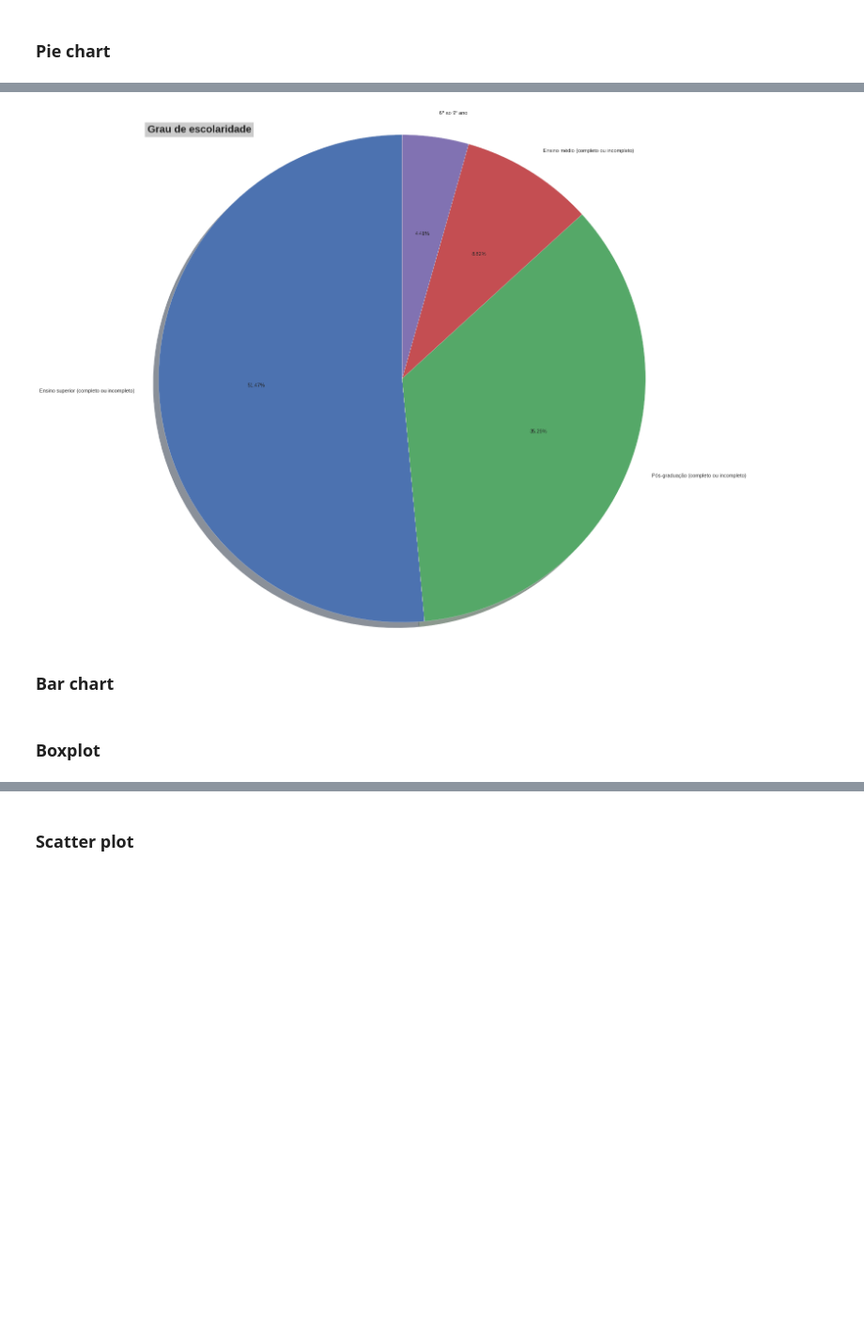
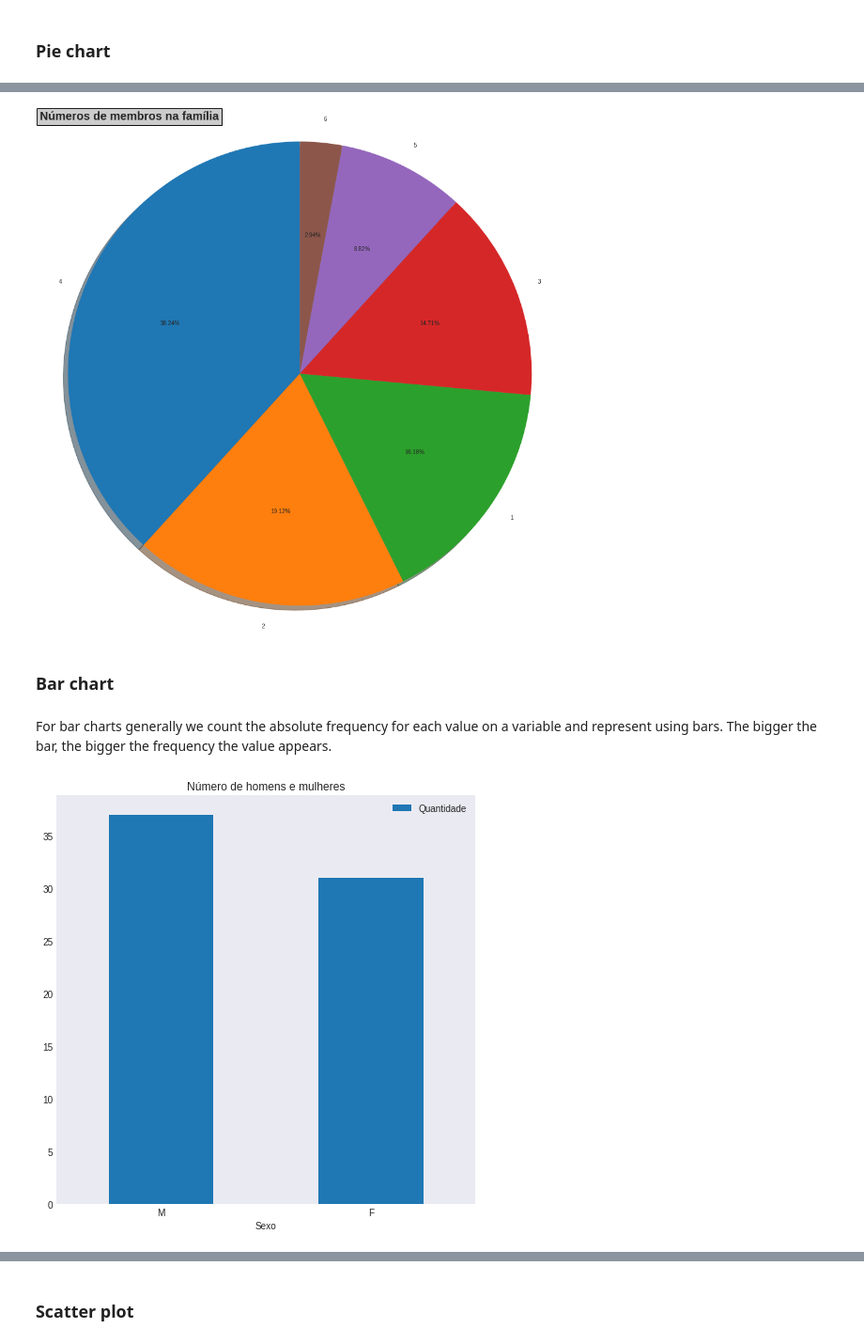
Before and after one commit to brenoslivio/Statistics-Python, a Jupyter notebook: 1-DescriptiveAnalysis/1_DescriptiveAnalysis.ipynb, the cells around one changed output, grey strips where cells are left out. Shown at 94% size. Cells and saved outputs as stored; diff of their text form; code cells hidden in the pictures; blank space fills up the shorter version.

```diff
--- a/1-DescriptiveAnalysis/1_DescriptiveAnalysis.ipynb
+++ b/1-DescriptiveAnalysis/1_DescriptiveAnalysis.ipynb
@@ -534,16 +588,30 @@ Pie charts are a good manner to represent qualitative nominal data. It avoids th
 # %%
-schooling = dfPoll['schooling'].value_counts()
+family = dfPoll['family_members'].value_counts()
 
 fig = plt.gcf()
 fig.set_size_inches(16, 16)
-plt.pie(schooling, labels = schooling.index, autopct = '%1.2f%%', shadow = True, startangle = 90)
-plt.title("Grau de escolaridade", fontweight = 'bold', fontsize = '20', loc = 'left', bbox={'facecolor':'0.8', 'pad':5})
+plt.pie(family, labels = family.index, autopct = '%1.2f%%', shadow = True, startangle = 90)
+plt.title("Números de membros na família", fontweight = 'bold', fontsize = '20', loc = 'left', bbox={'facecolor':'0.8', 'pad':5})
 plt.axis('equal')
 
 plt.show()
 # %% [output]
-[figure, old version]
+[figure, new version]
 # %% [markdown]
 ### Bar chart <a name="bar"></a>
-# %% [markdown]
-### Boxplot <a name="boxplot"></a>
+# %% [markdown]
+For bar charts generally we count the absolute frequency for each value on a variable and represent using bars. The bigger the bar, the bigger the frequency the value appears.
+# %%
+sex = dfPoll['sex'].value_counts().to_frame()
+
+sex.reset_index(level=0, inplace=True)
+sex.columns = ['Sexo', 'Quantidade']
+
+sex.plot.bar(x = 'Sexo', y = 'Quantidade', rot = 0, title = "Número de homens e mulheres");
+
+fig = plt.gcf()
+fig.set_size_inches(8, 8)
+
+plt.show(block=True);
+# %% [output]
+[figure, added]
```
Also changed, not shown: parts of 63 cells of this notebook.
